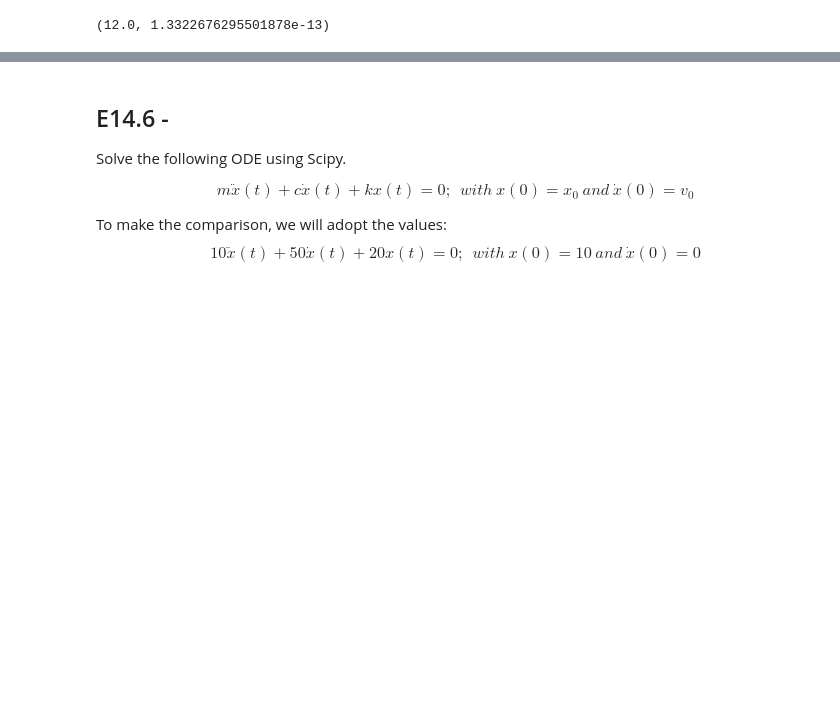
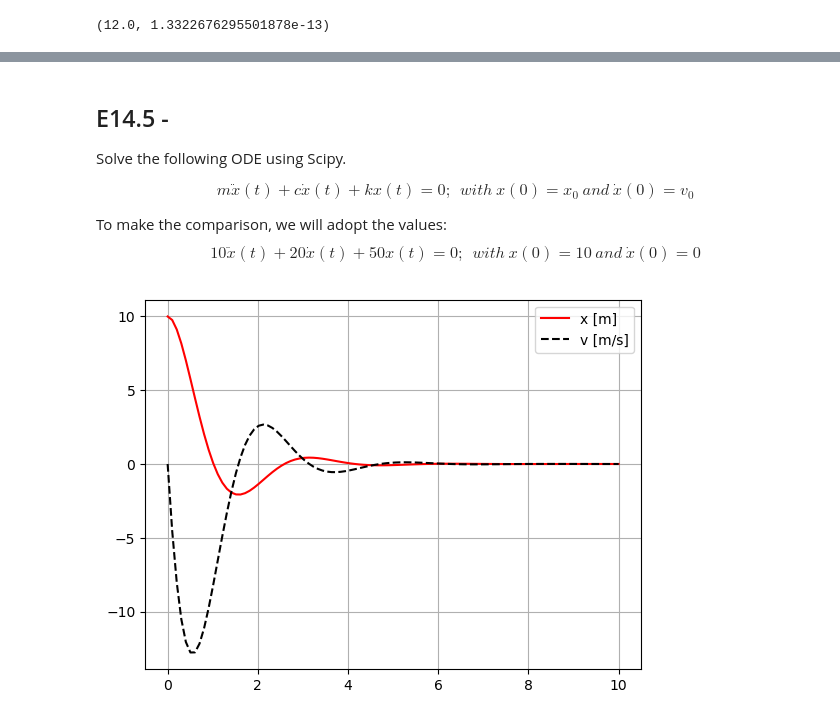
Before and after one commit to rafaelpsilva07/python-for-engineers-and-scientists, a Jupyter notebook: lessons/m2 - Section 14 - Scipy.ipynb, the cells around one changed output, grey strips where cells are left out. Drawn from its saved outputs; the diff is of its cells as text; code cells hidden in the pictures; blank space fills up the shorter version.

```diff
--- a/lessons/m2 - Section 14 - Scipy.ipynb
+++ b/lessons/m2 - Section 14 - Scipy.ipynb
@@ -455,9 +450,9 @@ $$ \ \ \frac{dy}{dx} = \frac{x^2}{y} $$
 # %% [markdown]
-## E14.6 -
+## E14.5 -
 
 Solve the following ODE using Scipy.
 
 $$ \ \ m\ddot{x}(t) + c\dot{x}(t) + kx(t)=0; \ \ with\ x(0) = x_0 \ and\  \dot{x}(0) = v_0   $$
 
 To make the comparison, we will adopt the values:
-$$ \ \ 10\ddot{x}(t) + 50\dot{x}(t) + 20x(t)=0; \ \ with\ x(0) = 10 \ and\  \dot{x}(0) = 0   $$
+$$ \ \ 10\ddot{x}(t) + 20\dot{x}(t) + 50x(t)=0; \ \ with\ x(0) = 10 \ and\  \dot{x}(0) = 0   $$
@@ -463,0 +462,21 @@ $$ \ \ 10\ddot{x}(t) + 50\dot{x}(t) + 20x(t)=0; \ \ with\ x(0) = 10 \ and\  \dot
+# %%
+def ddU(U, t):
+    x, dx = U
+    return [dx, -2*dx - 5*x]
+# %%
+ddU0 = [10, 0]
+t = np.linspace(0, 10, 100)
+# %%
+sol = odeint(ddU, ddU0, t)
+xt = sol[::, 0]
+dxt = sol[::, 1]
+# %%
+import matplotlib.pyplot as plt
+
+plt.plot(t, xt, 'r-', label='x [m]')
+plt.plot(t, dxt, 'k--', label='v [m/s]')
+plt.legend()
+plt.grid()
+plt.show()
+# %% [output]
+[figure, added]
```
Also changed, not shown: parts of 2 cells of this notebook, 1 other file.
